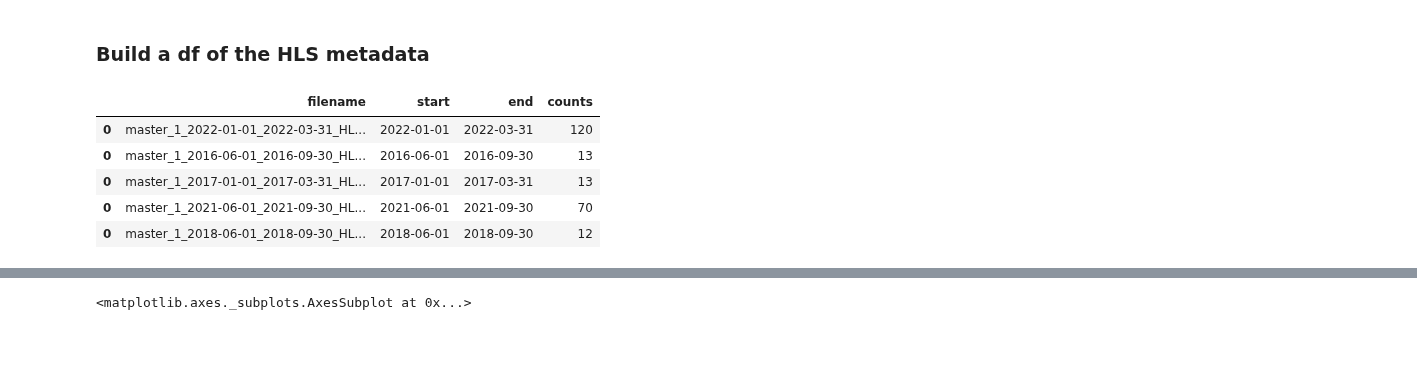
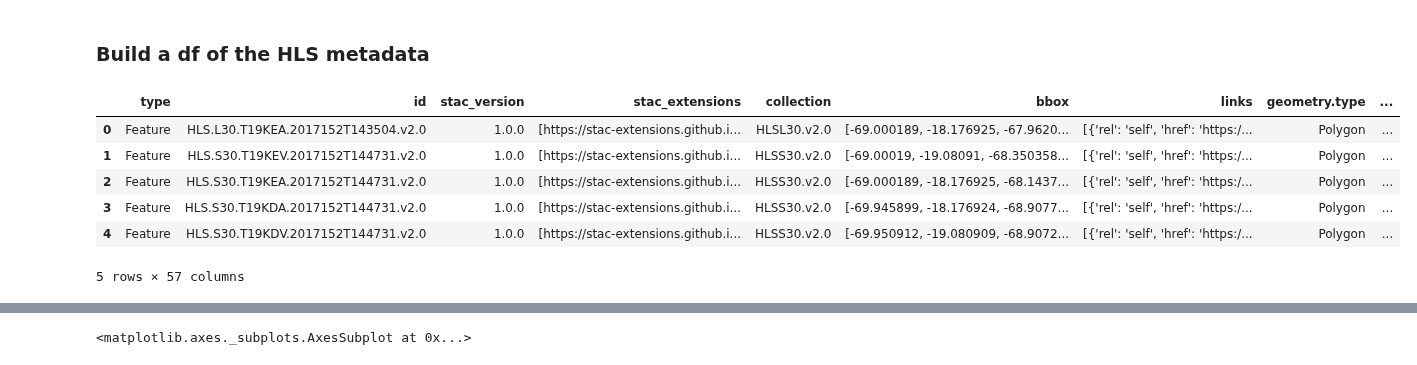
Before and after one commit to pahbs/hls, a Jupyter notebook: notebooks/make_HLS_composites_sajama.ipynb, the cells around one changed output, grey strips where cells are left out. Saved outputs shown, nothing was run; the diff lists cells and outputs as text; code cells hidden in the pictures.

```diff
--- a/notebooks/make_HLS_composites_sajama.ipynb
+++ b/notebooks/make_HLS_composites_sajama.ipynb
@@ -62,19 +112,28 @@ from plotnine import *
 ### Build a df of the HLS metadata
 # %%
 import json
+import glob
 from pandas.io.json import json_normalize
 import geopandas
 df_list = []
 df_smry_list = []
 
-for fn in glob.glob('/projects/test_data/sajama/20230422_20/master_*_HLS.json'):
+RUN = '20230607_22' #'20230422_20'
+gdf_list = []
+for fn in glob.glob(f'/projects/test_data/sajama/{RUN}/master_*_HLS.json'):
 
     with open(fn) as f:
         #data = pd.read_json(f)
-        df = pd.json_normalize(json.load(f), record_path=['features'])
+        data = json.load(f)
+        df = pd.json_normalize(data, record_path=['features'])
         df['filename'] = os.path.basename(fn)
         df['start'] = os.path.basename(fn).split('_')[2]
         df['end'] = os.path.basename(fn).split('_')[3]
+
+        #data = json.load(f)
+        gdf = gpd.GeoDataFrame.from_features(data["features"])
+        gdf_list.append(gdf)
+
         df_smry = df.groupby(['filename','start','end']).size().reset_index(name='counts')
         df_list.append(df)
         df_smry_list.append(df_smry)
@@ -82,10 +141,14 @@ for fn in glob.glob('/projects/test_data/sajama/20230422_20/master_*_HLS.json'):
 df = pd.concat(df_list)
 df_smry = pd.concat(df_smry_list)
 df_smry.head()
+gdf = pd.concat(gdf_list)
-# %% [output]
-|  | filename | start | end | counts |
-| 0 | master_1_2022-01-01_2022-03-31_HL... | 2022-01-01 | 2022-03-31 | 120 |
-| 0 | master_1_2016-06-01_2016-09-30_HL... | 2016-06-01 | 2016-09-30 | 13 |
-| 0 | master_1_2017-01-01_2017-03-31_HL... | 2017-01-01 | 2017-03-31 | 13 |
-| 0 | master_1_2021-06-01_2021-09-30_HL... | 2021-06-01 | 2021-09-30 | 70 |
-| 0 | master_1_2018-06-01_2018-09-30_HL... | 2018-06-01 | 2018-09-30 | 12 |
+# %%
+df.head()
+# %% [output]
+|  | type | id | stac_version | stac_extensions | collection | bbox | links | geometry.type | ... |
+| 0 | Feature | HLS.L30.T19KEA.2017152T143504.v2.0 | 1.0.0 | [https://stac-extensions.github.i... | HLSL30.v2.0 | [-69.000189, -18.176925, -67.9620... | [{'rel': 'self', 'href': 'https:/... | Polygon | ... |
+| 1 | Feature | HLS.S30.T19KEV.2017152T144731.v2.0 | 1.0.0 | [https://stac-extensions.github.i... | HLSS30.v2.0 | [-69.00019, -19.08091, -68.350358... | [{'rel': 'self', 'href': 'https:/... | Polygon | ... |
+| 2 | Feature | HLS.S30.T19KEA.2017152T144731.v2.0 | 1.0.0 | [https://stac-extensions.github.i... | HLSS30.v2.0 | [-69.000189, -18.176925, -68.1437... | [{'rel': 'self', 'href': 'https:/... | Polygon | ... |
+| 3 | Feature | HLS.S30.T19KDA.2017152T144731.v2.0 | 1.0.0 | [https://stac-extensions.github.i... | HLSS30.v2.0 | [-69.945899, -18.176924, -68.9077... | [{'rel': 'self', 'href': 'https:/... | Polygon | ... |
+| 4 | Feature | HLS.S30.T19KDV.2017152T144731.v2.0 | 1.0.0 | [https://stac-extensions.github.i... | HLSS30.v2.0 | [-69.950912, -19.080909, -68.9072... | [{'rel': 'self', 'href': 'https:/... | Polygon | ... |
+5 rows × 57 columns
```
Also changed, not shown: parts of 17 cells of this notebook.
